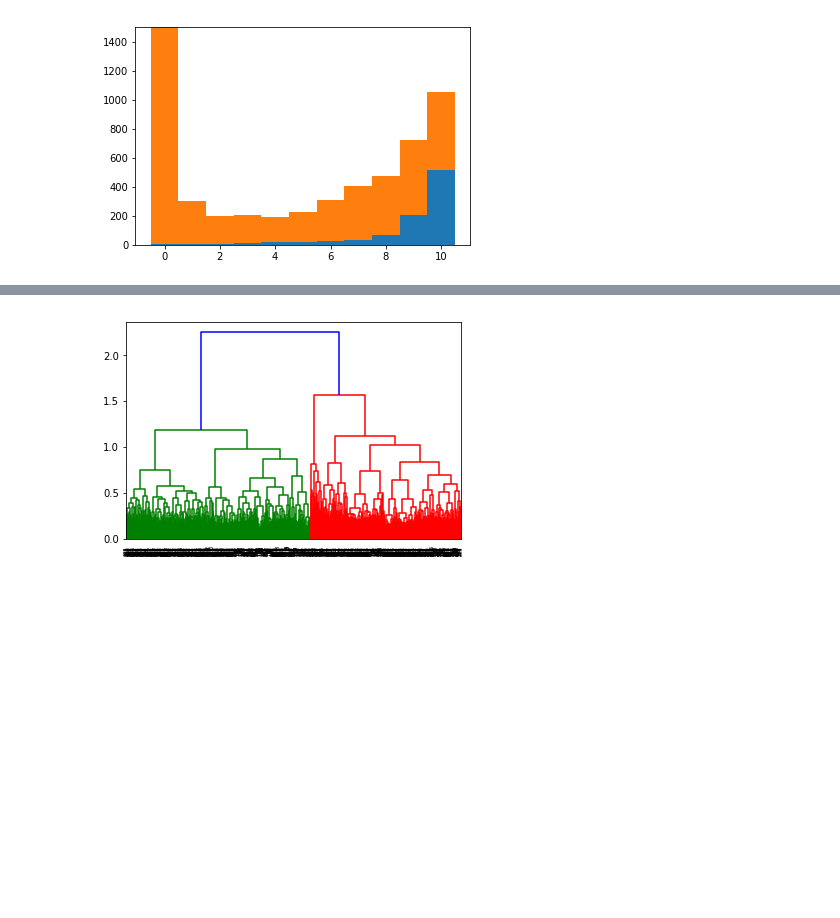
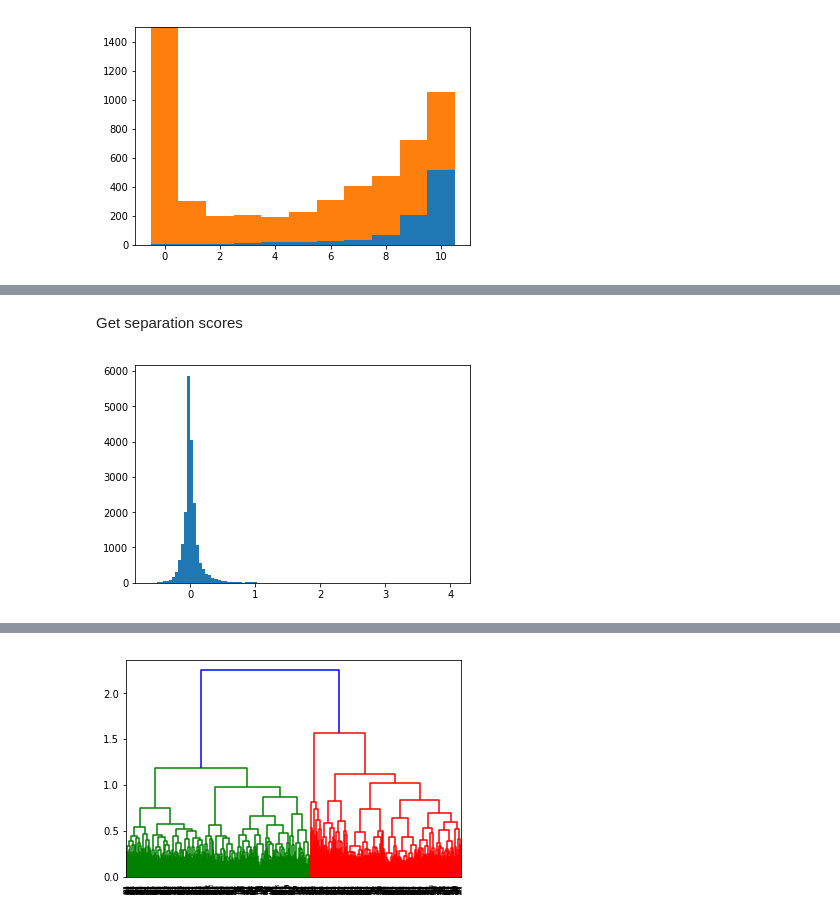
Before and after one commit to anders-biostat/sc_methods, a Jupyter notebook: Tm_dist/endo_neighbours.ipynb, the cells around one changed output, grey strips where cells are left out. Cells and saved outputs as stored; diff of their text form; code cells hidden in the pictures; blank space fills up the shorter version.

```diff
--- a/Tm_dist/endo_neighbours.ipynb
+++ b/Tm_dist/endo_neighbours.ipynb
@@ -108,0 +135,10 @@ plt.ylim(0,1500);
+# %%
+def get_dense_obs( anndata, obs ):
+    ans = pd.Series( 0, anndata.var.index, name = obs)
+    if not isinstance( obs, int ):
+        obs = anndata.obs.index.get_loc( obs )
+    indptr_from = anndata.X.indptr[ obs ]
+    indptr_to   = anndata.X.indptr[ obs+1 ]
+    ans[ anndata.X.indices[ indptr_from : indptr_to ] ] = \
+       anndata.X.data[ indptr_from : indptr_to ]
+    return ans
@@ -108,0 +147,14 @@ plt.ylim(0,1500);
+# %%
+exprsT = exprs.transpose()
+# %%
+endo_params = pd.DataFrame( index = exprs.var.index, dtype="f",
+        columns = [ "pos_mean", "pos_sd", "neg_mean", "neg_sd" ] )
+
+for i in log_progress( exprs.var.index ):
+    x = get_dense_obs( exprsT, i )
+    endo_params.pos_mean[i] = np.mean( x[ exprs.obs.endo_gold ] )
+    endo_params.pos_sd  [i] = np.std ( x[ exprs.obs.endo_gold ] )
+    endo_params.neg_mean[i] = np.mean( x[ exprs.obs.endo_gold_neg ] )
+    endo_params.neg_sd  [i] = np.std ( x[ exprs.obs.endo_gold_neg ] )
+
+endo_params
@@ -108,0 +182,9 @@ plt.ylim(0,1500);
+# %% [markdown]
+Get separation scores
+# %%
+endo_params["sep_score"] = ( endo_params.pos_mean - endo_params.neg_mean ) / ( endo_params.pos_sd + endo_params.neg_sd )
+# %%
+x =  np.asarray( endo_params.sep_score, dtype="f" )
+plt.hist( x[ ~np.isnan(x) ], 100 );
+# %% [output]
+[figure, added]
```
Also changed, not shown: parts of 27 cells of this notebook.
